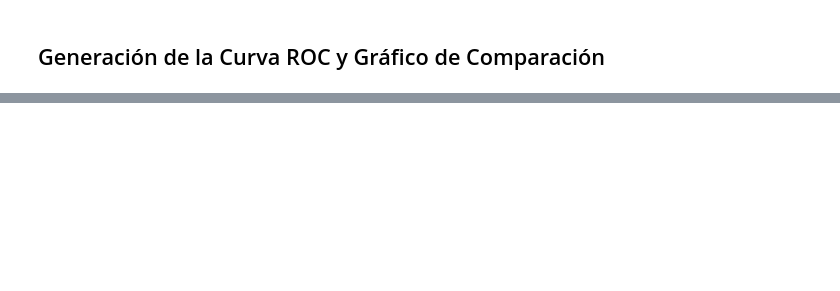
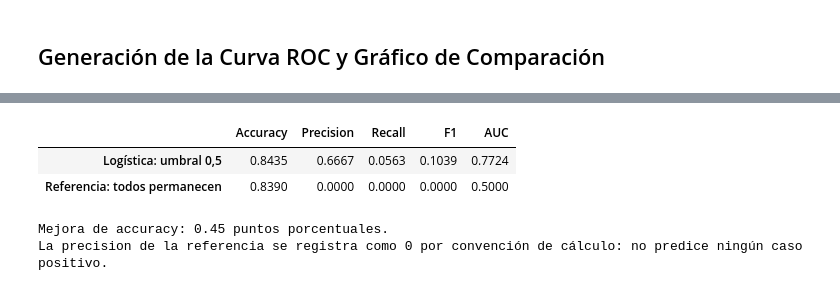
Before and after one commit to hernansaavedrag/estadisticaComputacional, a Jupyter notebook: Formativa2/notebooks/F2_Rodrigo_Evaluacion.ipynb, the cells around one changed output, grey strips where cells are left out. Cells and saved outputs as stored; diff of their text form; code cells hidden in the pictures; blank space fills up the shorter version.

```diff
--- a/Formativa2/notebooks/F2_Rodrigo_Evaluacion.ipynb
+++ b/Formativa2/notebooks/F2_Rodrigo_Evaluacion.ipynb
@@ -74 +223,67 @@ plt.show()
+# %%
+# Referencia: asignar permanencia a todos los empleados.
+y_pred_referencia = np.zeros(len(y_true), dtype=int)
+
+tabla_metricas = pd.DataFrame(
+    {
+        "Accuracy": [
+            acc,
+            accuracy_score(y_true, y_pred_referencia),
+        ],
+        "Precision": [
+            precision,
+            precision_score(
+                y_true, y_pred_referencia, zero_division=0
+            ),
+        ],
+        "Recall": [
+            recall,
+            recall_score(
+                y_true, y_pred_referencia, zero_division=0
+            ),
+        ],
+        "F1": [
+            f1,
+            f1_score(
+                y_true, y_pred_referencia, zero_division=0
+            ),
+        ],
+        "AUC": [
+            roc_auc,
+            roc_auc_score(y_true, np.zeros(len(y_true))),
+        ],
+    },
+    index=["Logística: umbral 0,5", "Referencia: todos permanecen"],
+)
+
+tabla_metricas.to_csv(
+    CARPETA_RESULTADOS / "rodrigo_metricas_comparacion.csv",
+    index_label="Modelo",
+)
+
+evaluacion_exportar = evaluacion_df.copy()
+evaluacion_exportar["Prediccion_umbral_0_5"] = y_pred
+
+evaluacion_exportar.to_csv(
+    CARPETA_RESULTADOS / "rodrigo_predicciones_prueba.csv",
+    index_label="EmployeeNumber",
+)
+
+display(tabla_metricas.round(4))
+
+mejora_pp = (
+    acc - accuracy_score(y_true, y_pred_referencia)
+) * 100
+
+print(f"Mejora de accuracy: {mejora_pp:.2f} puntos porcentuales.")
+print(
+    "La precision de la referencia se registra como 0 por convención "
+    "de cálculo: no predice ningún caso positivo."
+)
+# %% [output]
+|  | Accuracy | Precision | Recall | F1 | AUC |
+| Logística: umbral 0,5 | 0.8435 | 0.6667 | 0.0563 | 0.1039 | 0.7724 |
+| Referencia: todos permanecen | 0.8390 | 0.0000 | 0.0000 | 0.0000 | 0.5000 |
+Mejora de accuracy: 0.45 puntos porcentuales.
+La precision de la referencia se registra como 0 por convención de cálculo: no predice ningún caso positivo.
 # %% [markdown]
```
Also changed, not shown: parts of 7 cells of this notebook, 6 other files.
